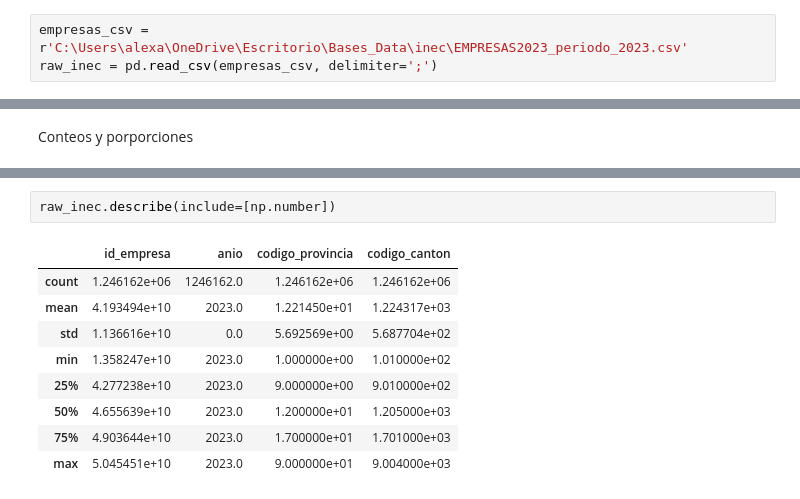
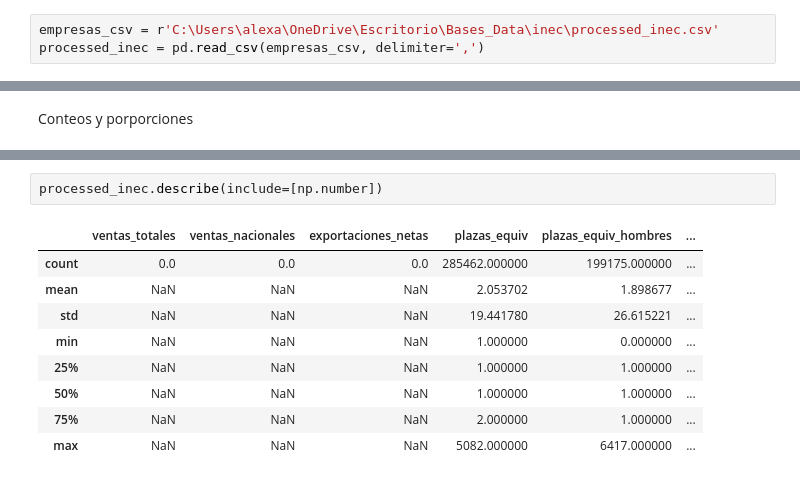
Before and after one commit to alexpin/Scraping_projec, a Jupyter notebook: notebooks/inec.ipynb, the cells around one changed output, grey strips where cells are left out. Saved outputs shown, nothing was run; the diff lists cells and outputs as text.

```diff
--- a/notebooks/inec.ipynb
+++ b/notebooks/inec.ipynb
@@ -8,5 +10,5 @@ Cargar dataframe
 pd.set_option('display.max_columns', None)
 pd.set_option('display.max_rows', None)
 # %%
-empresas_csv = r'C:\Users\alexa\OneDrive\Escritorio\Bases_Data\inec\EMPRESAS2023_periodo_2023.csv'
-raw_inec = pd.read_csv(empresas_csv, delimiter=';')
+empresas_csv = r'C:\Users\alexa\OneDrive\Escritorio\Bases_Data\inec\processed_inec.csv'
+processed_inec = pd.read_csv(empresas_csv, delimiter=',')
@@ -317,12 +176,12 @@ raw_inec.describe(include="all")
 # %%
-raw_inec.describe(include=[np.number])
+processed_inec.describe(include=[np.number])
 # %% [output]
-|  | id_empresa | anio | codigo_provincia | codigo_canton |
-| count | 1.246162e+06 | 1246162.0 | 1.246162e+06 | 1.246162e+06 |
-| mean | 4.193494e+10 | 2023.0 | 1.221450e+01 | 1.224317e+03 |
-| std | 1.136616e+10 | 0.0 | 5.692569e+00 | 5.687704e+02 |
-| min | 1.358247e+10 | 2023.0 | 1.000000e+00 | 1.010000e+02 |
-| 25% | 4.277238e+10 | 2023.0 | 9.000000e+00 | 9.010000e+02 |
-| 50% | 4.655639e+10 | 2023.0 | 1.200000e+01 | 1.205000e+03 |
-| 75% | 4.903644e+10 | 2023.0 | 1.700000e+01 | 1.701000e+03 |
-| max | 5.045451e+10 | 2023.0 | 9.000000e+01 | 9.004000e+03 |
+|  | ventas_totales | ventas_nacionales | exportaciones_netas | plazas_equiv | plazas_equiv_hombres | ... |
+| count | 0.0 | 0.0 | 0.0 | 285462.000000 | 199175.000000 | ... |
+| mean | NaN | NaN | NaN | 2.053702 | 1.898677 | ... |
+| std | NaN | NaN | NaN | 19.441780 | 26.615221 | ... |
+| min | NaN | NaN | NaN | 1.000000 | 0.000000 | ... |
+| 25% | NaN | NaN | NaN | 1.000000 | 1.000000 | ... |
+| 50% | NaN | NaN | NaN | 1.000000 | 1.000000 | ... |
+| 75% | NaN | NaN | NaN | 2.000000 | 1.000000 | ... |
+| max | NaN | NaN | NaN | 5082.000000 | 6417.000000 | ... |
```
Also changed, not shown: parts of 46 cells of this notebook.
